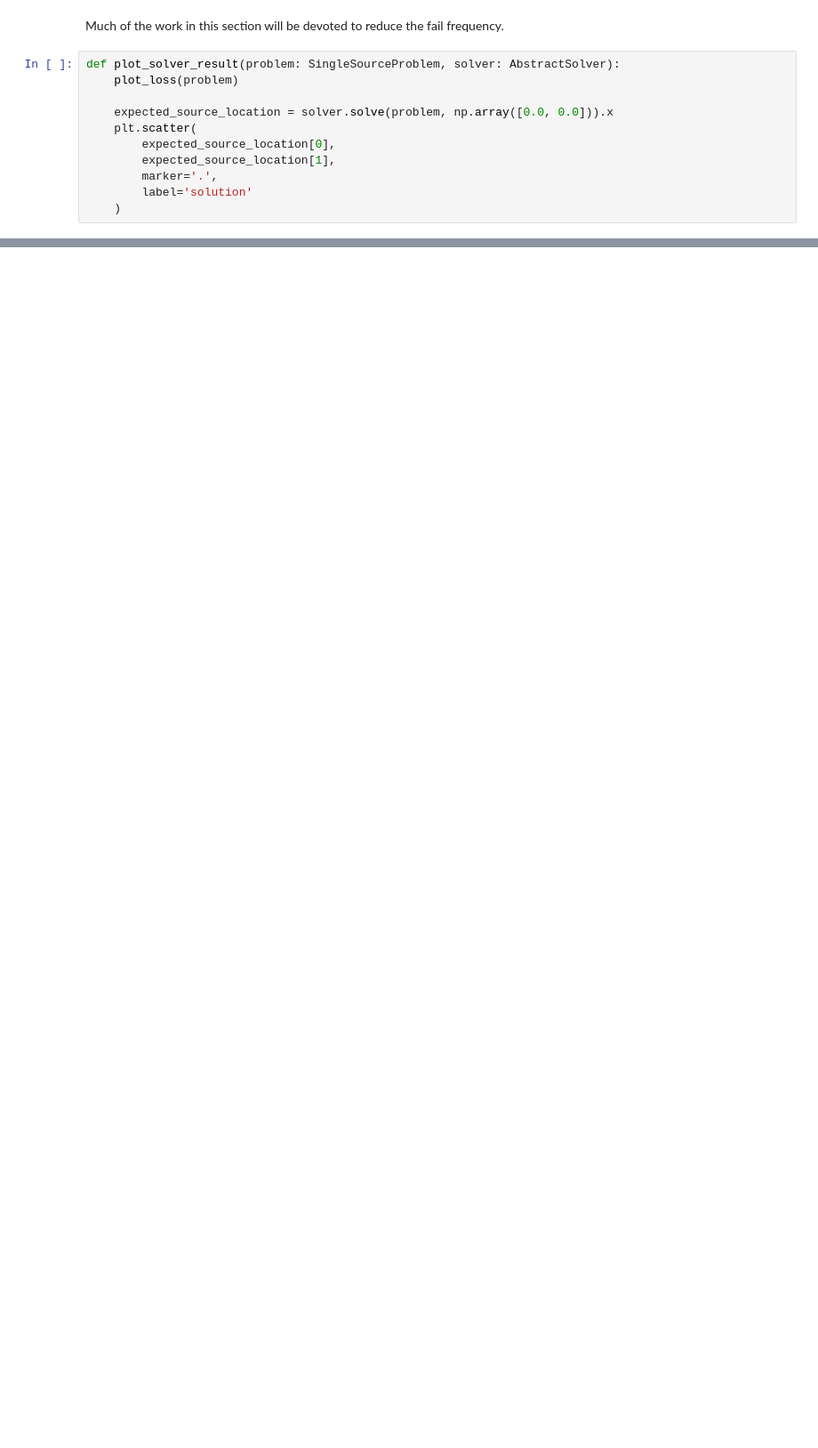
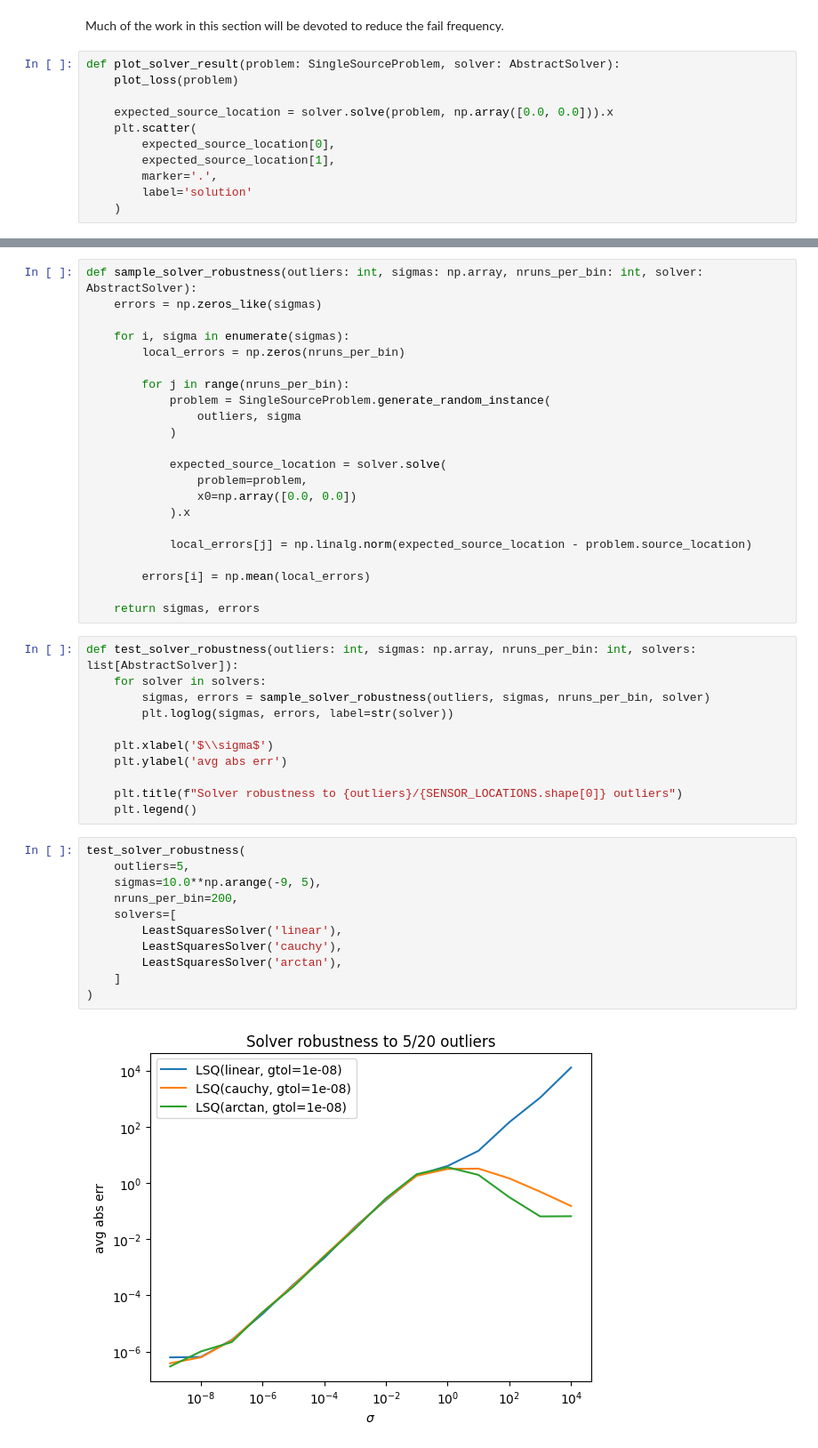
Before and after one commit to FattiMei/radar, a Jupyter notebook: radar.ipynb, the cells around one changed output, grey strips where cells are left out. Shown: that part at 89% size. Saved outputs shown, nothing was run; the diff lists cells and outputs as text; blank space fills up the shorter version.

Commit message:
Add solver robustness test

```diff
--- a/radar.ipynb
+++ b/radar.ipynb
@@ -230,0 +233,46 @@ plot_solver_result(
+# %%
+def sample_solver_robustness(outliers: int, sigmas: np.array, nruns_per_bin: int, solver: AbstractSolver):
+    errors = np.zeros_like(sigmas)
+
+    for i, sigma in enumerate(sigmas):
+        local_errors = np.zeros(nruns_per_bin)
+
+        for j in range(nruns_per_bin):
+            problem = SingleSourceProblem.generate_random_instance(
+                outliers, sigma
+            )
+
+            expected_source_location = solver.solve(
+                problem=problem,
+                x0=np.array([0.0, 0.0])
+            ).x
+
+            local_errors[j] = np.linalg.norm(expected_source_location - problem.source_location)
+
+        errors[i] = np.mean(local_errors)
+
+    return sigmas, errors
+# %%
+def test_solver_robustness(outliers: int, sigmas: np.array, nruns_per_bin: int, solvers: list[AbstractSolver]):
+    for solver in solvers:
+        sigmas, errors = sample_solver_robustness(outliers, sigmas, nruns_per_bin, solver)
+        plt.loglog(sigmas, errors, label=str(solver))
+
+    plt.xlabel('$\\sigma$')
+    plt.ylabel('avg abs err')
+
+    plt.title(f"Solver robustness to {outliers}/{SENSOR_LOCATIONS.shape[0]} outliers")
+    plt.legend()
+# %%
+test_solver_robustness(
+    outliers=5,
+    sigmas=10.0**np.arange(-9, 5),
+    nruns_per_bin=200,
+    solvers=[
+        LeastSquaresSolver('linear'),
+        LeastSquaresSolver('cauchy'),
+        LeastSquaresSolver('arctan'),
+    ]
+)
+# %% [output]
+[figure, added]
```
Also changed, not shown: parts of 6 cells of this notebook.
